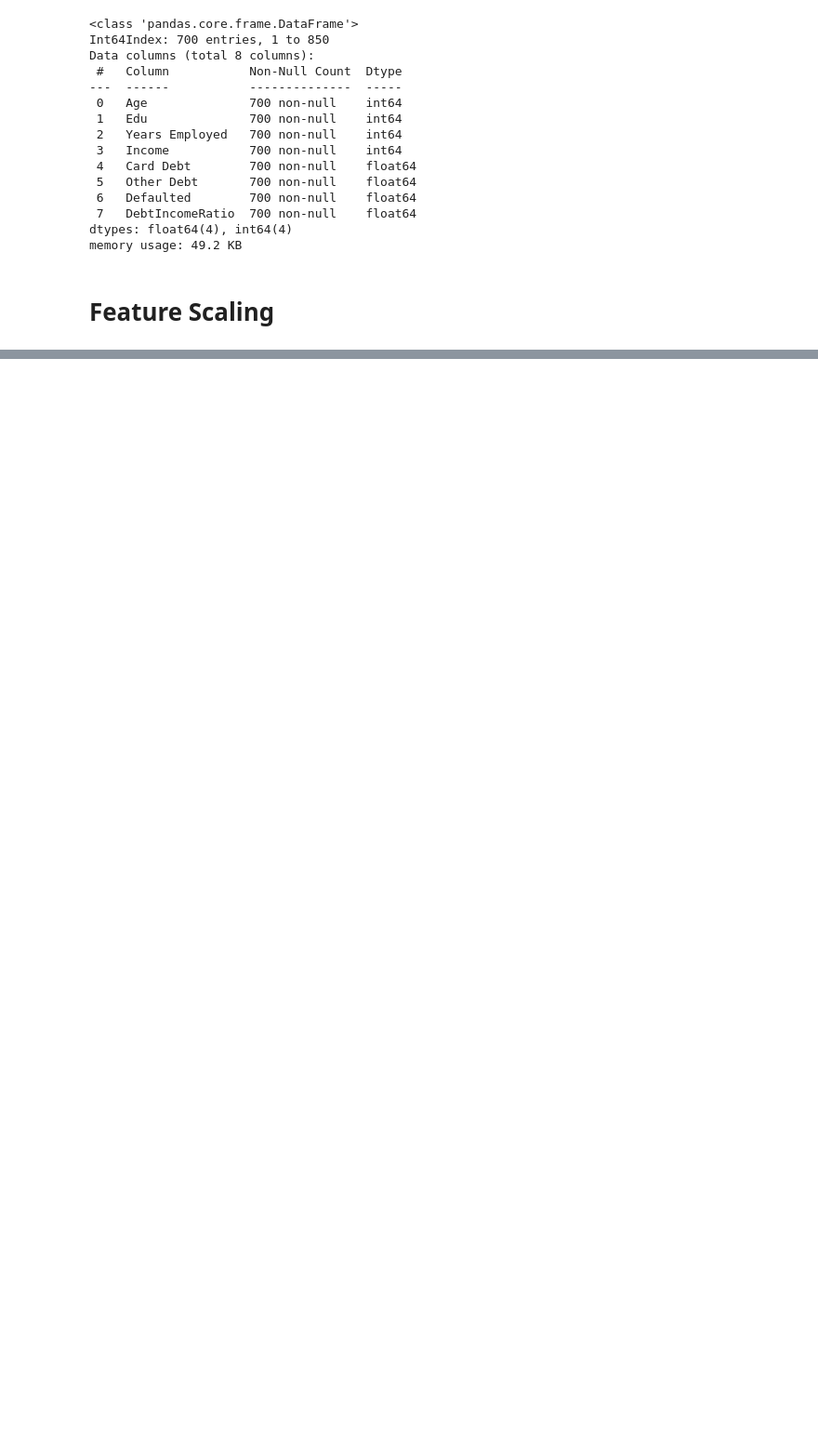
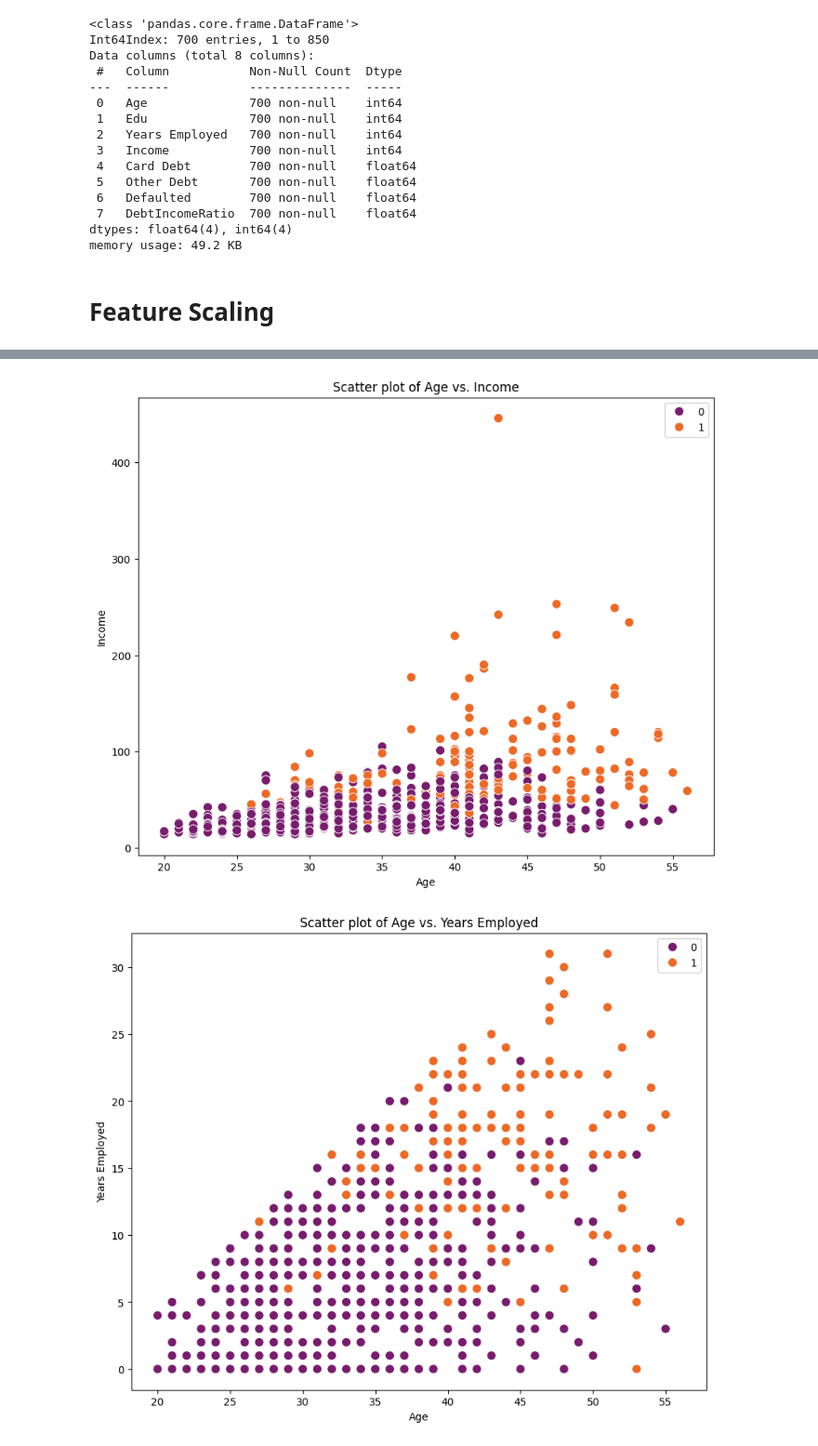
Before and after one commit to igntrevor/AI-ML-School-Work, a Jupyter notebook: Group_15_Assignment_2_Customer__Segmentation.ipynb, the cells around one changed output, grey strips where cells are left out. Shown at 93% size. Saved outputs shown, nothing was run; the diff lists cells and outputs as text; code cells hidden in the pictures; blank space fills up the shorter version.

```diff
--- a/Group_15_Assignment_2_Customer__Segmentation.ipynb
+++ b/Group_15_Assignment_2_Customer__Segmentation.ipynb
@@ -68,0 +128,7 @@ memory usage: 49.2 KB
+# %%
+#Save the Cluster Labels
+data1['cluster2'] = kmeans2.labels_
+data1['cluster3'] = kmeans3.labels_
+
+#Checking the Dataframe
+data1.head()
@@ -68,0 +145,22 @@ memory usage: 49.2 KB
+# %%
+# Function to create scatter plots for each feature pair
+def visualize_scatter(feature_x, feature_y):
+    plt.figure(figsize=(10, 8))
+
+    # Scatter plot for each cluster with different colors
+    sns.scatterplot(x=feature_x, y=feature_y, hue='cluster2', data=data1, palette='inferno', s=80)
+
+    plt.title(f'Scatter plot of {feature_x} vs. {feature_y}')
+    plt.xlabel(feature_x)
+    plt.ylabel(feature_y)
+    plt.legend()
+    plt.show()
+
+
+# Visualize scatter plots for selected feature pairs
+feature_pairs_to_visualize = [('Age', 'Income'),('Age', 'Years Employed'), ('Age', 'Card Debt'), ('Years Employed', 'Card Debt'), ('Years Employed', 'Income'), ('Years Employed', 'Other Debt'), ('Income', 'DebtIncomeRatio'), ( 'Card Debt', 'DebtIncomeRatio'), ('Other Debt', 'Card Debt'), ('Income', 'Card Debt') ]
+for feature_x, feature_y in feature_pairs_to_visualize:
+    visualize_scatter(feature_x, feature_y)
+# %% [output]
+[figure, added]
+[figure, added]
```
Also changed, not shown: parts of 25 cells of this notebook.
